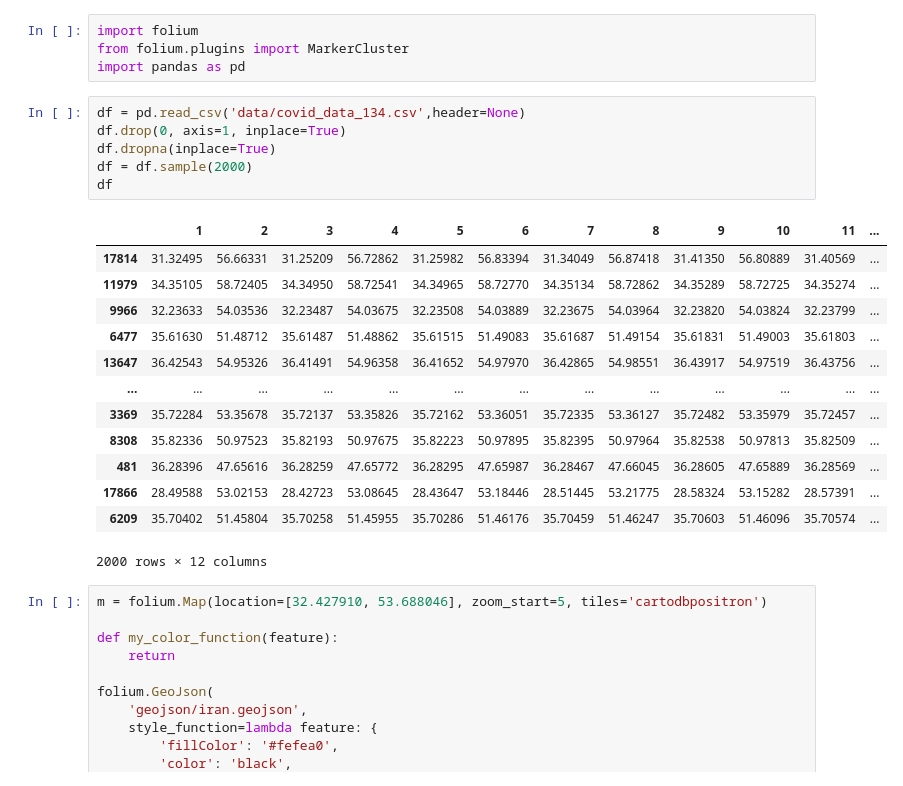
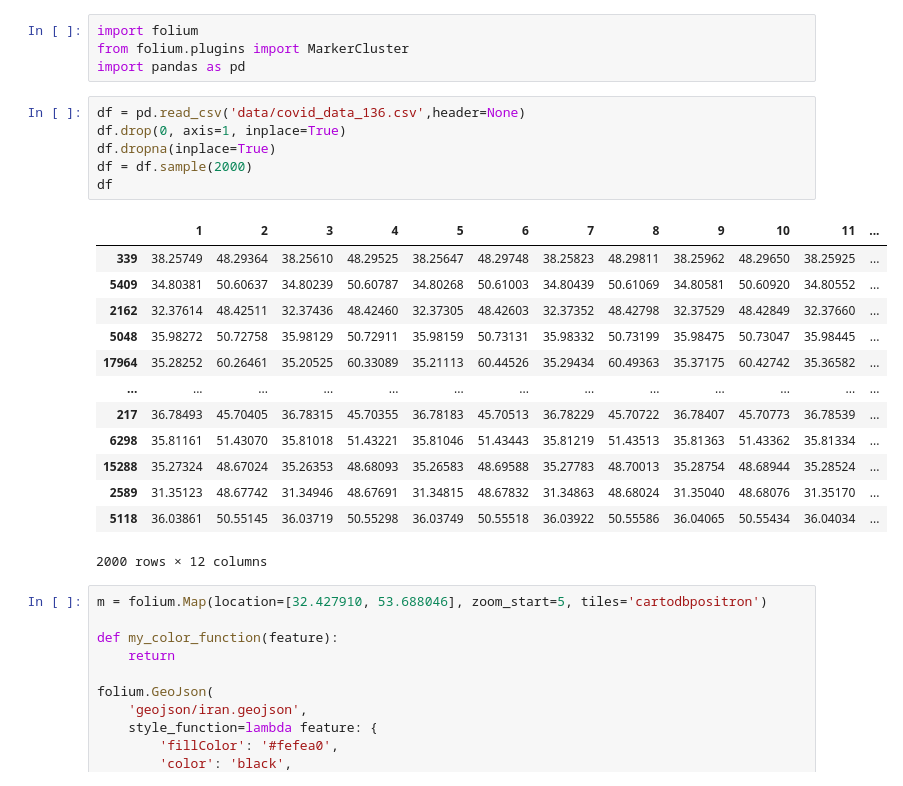
Before and after one commit to arminkz/COVID-19-Tracker, a Jupyter notebook: map-generator.ipynb, the cells around one changed output. Drawn from its saved outputs; the diff is of its cells as text.

Commit message:
bump data version

```diff
--- a/map-generator.ipynb
+++ b/map-generator.ipynb
@@ -3,24 +3,24 @@ import folium
 from folium.plugins import MarkerCluster
 import pandas as pd
 # %%
-df = pd.read_csv('data/covid_data_134.csv',header=None)
+df = pd.read_csv('data/covid_data_136.csv',header=None)
 df.drop(0, axis=1, inplace=True)
 df.dropna(inplace=True)
 df = df.sample(2000)
 df
 # %% [output]
 |  | 1 | 2 | 3 | 4 | 5 | 6 | 7 | 8 | 9 | 10 | 11 | ... |
-| 17814 | 31.32495 | 56.66331 | 31.25209 | 56.72862 | 31.25982 | 56.83394 | 31.34049 | 56.87418 | 31.41350 | 56.80889 | 31.40569 | ... |
-| 11979 | 34.35105 | 58.72405 | 34.34950 | 58.72541 | 34.34965 | 58.72770 | 34.35134 | 58.72862 | 34.35289 | 58.72725 | 34.35274 | ... |
-| 9966 | 32.23633 | 54.03536 | 32.23487 | 54.03675 | 32.23508 | 54.03889 | 32.23675 | 54.03964 | 32.23820 | 54.03824 | 32.23799 | ... |
-| 6477 | 35.61630 | 51.48712 | 35.61487 | 51.48862 | 35.61515 | 51.49083 | 35.61687 | 51.49154 | 35.61831 | 51.49003 | 35.61803 | ... |
-| 13647 | 36.42543 | 54.95326 | 36.41491 | 54.96358 | 36.41652 | 54.97970 | 36.42865 | 54.98551 | 36.43917 | 54.97519 | 36.43756 | ... |
+| 339 | 38.25749 | 48.29364 | 38.25610 | 48.29525 | 38.25647 | 48.29748 | 38.25823 | 48.29811 | 38.25962 | 48.29650 | 38.25925 | ... |
+| 5409 | 34.80381 | 50.60637 | 34.80239 | 50.60787 | 34.80268 | 50.61003 | 34.80439 | 50.61069 | 34.80581 | 50.60920 | 34.80552 | ... |
+| 2162 | 32.37614 | 48.42511 | 32.37436 | 48.42460 | 32.37305 | 48.42603 | 32.37352 | 48.42798 | 32.37529 | 48.42849 | 32.37660 | ... |
+| 5048 | 35.98272 | 50.72758 | 35.98129 | 50.72911 | 35.98159 | 50.73131 | 35.98332 | 50.73199 | 35.98475 | 50.73047 | 35.98445 | ... |
+| 17964 | 35.28252 | 60.26461 | 35.20525 | 60.33089 | 35.21113 | 60.44526 | 35.29434 | 60.49363 | 35.37175 | 60.42742 | 35.36582 | ... |
 | ... | ... | ... | ... | ... | ... | ... | ... | ... | ... | ... | ... | ... |
-| 3369 | 35.72284 | 53.35678 | 35.72137 | 53.35826 | 35.72162 | 53.36051 | 35.72335 | 53.36127 | 35.72482 | 53.35979 | 35.72457 | ... |
-| 8308 | 35.82336 | 50.97523 | 35.82193 | 50.97675 | 35.82223 | 50.97895 | 35.82395 | 50.97964 | 35.82538 | 50.97813 | 35.82509 | ... |
-| 481 | 36.28396 | 47.65616 | 36.28259 | 47.65772 | 36.28295 | 47.65987 | 36.28467 | 47.66045 | 36.28605 | 47.65889 | 36.28569 | ... |
-| 17866 | 28.49588 | 53.02153 | 28.42723 | 53.08645 | 28.43647 | 53.18446 | 28.51445 | 53.21775 | 28.58324 | 53.15282 | 28.57391 | ... |
-| 6209 | 35.70402 | 51.45804 | 35.70258 | 51.45955 | 35.70286 | 51.46176 | 35.70459 | 51.46247 | 35.70603 | 51.46096 | 35.70574 | ... |
+| 217 | 36.78493 | 45.70405 | 36.78315 | 45.70355 | 36.78183 | 45.70513 | 36.78229 | 45.70722 | 36.78407 | 45.70773 | 36.78539 | ... |
+| 6298 | 35.81161 | 51.43070 | 35.81018 | 51.43221 | 35.81046 | 51.43443 | 35.81219 | 51.43513 | 35.81363 | 51.43362 | 35.81334 | ... |
+| 15288 | 35.27324 | 48.67024 | 35.26353 | 48.68093 | 35.26583 | 48.69588 | 35.27783 | 48.70013 | 35.28754 | 48.68944 | 35.28524 | ... |
+| 2589 | 31.35123 | 48.67742 | 31.34946 | 48.67691 | 31.34815 | 48.67832 | 31.34863 | 48.68024 | 31.35040 | 48.68076 | 31.35170 | ... |
+| 5118 | 36.03861 | 50.55145 | 36.03719 | 50.55298 | 36.03749 | 50.55518 | 36.03922 | 50.55586 | 36.04065 | 50.55434 | 36.04034 | ... |
 2000 rows × 12 columns
 # %%
 m = folium.Map(location=[32.427910, 53.688046], zoom_start=5, tiles='cartodbpositron')
```
Also changed, not shown: 3 other files.
